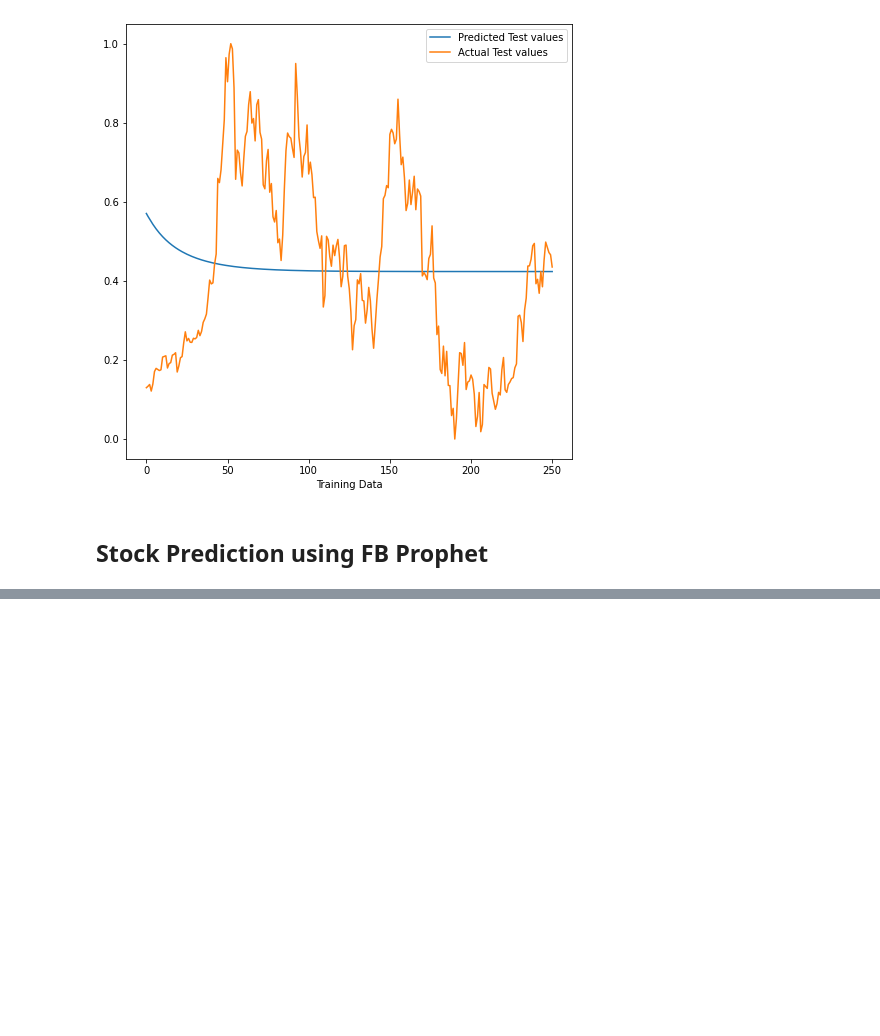
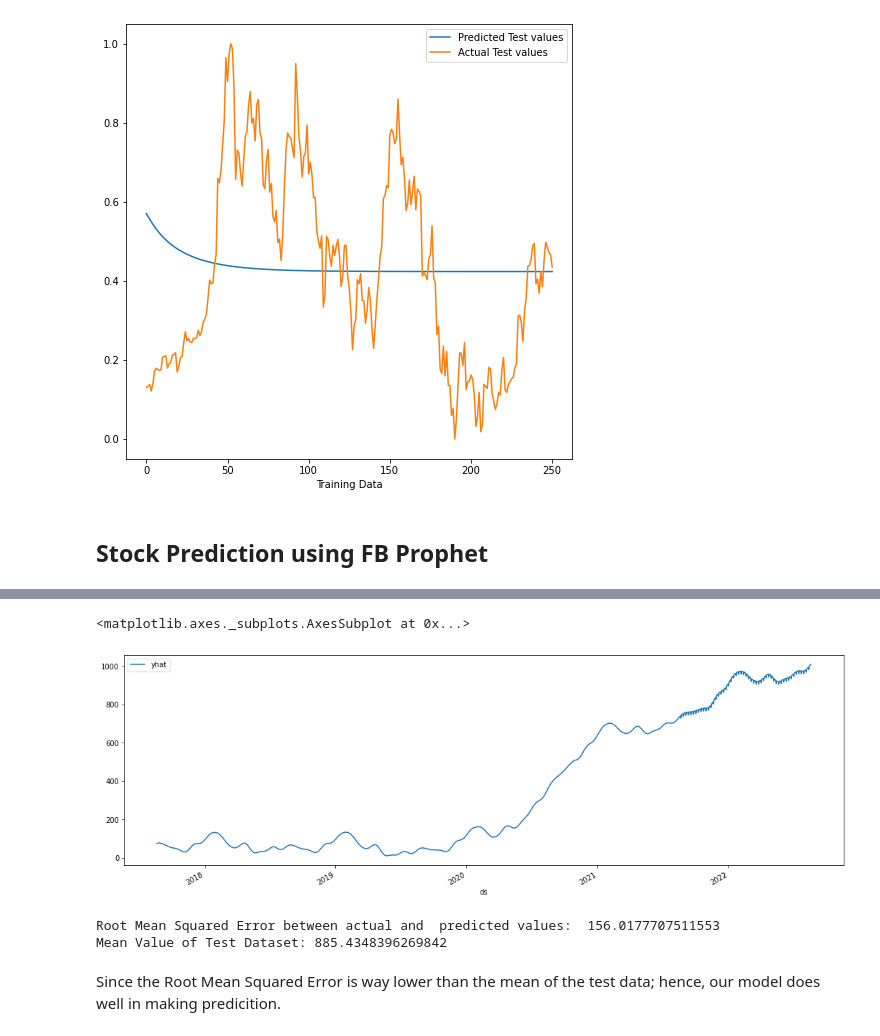
Before and after one commit to stahir01/Time-Series-Forecasting-using-various-models, a Jupyter notebook: Stock Price Prediction using LSTM/Stock_Market_Prediction_using_LSTM_&_FB_Prophet.ipynb, the cells around one changed output, grey strips where cells are left out. Cells and saved outputs as stored; diff of their text form; code cells hidden in the pictures; blank space fills up the shorter version.

```diff
--- a/Stock Price Prediction using LSTM/Stock_Market_Prediction_using_LSTM_&_FB_Prophet.ipynb
+++ b/Stock Price Prediction using LSTM/Stock_Market_Prediction_using_LSTM_&_FB_Prophet.ipynb
@@ -404,0 +542,4 @@ plt.legend(loc='upper right')
+# %%
+forecast2 = forecast[['ds', 'yhat']]
+forecast2['ds'] = pd.to_datetime(forecast2['ds'])
+forecast2.dtypes
@@ -404,0 +559,5 @@ plt.legend(loc='upper right')
+# %%
+forecast2.plot(x='ds',y='yhat',figsize=(18,6))
+# %% [output]
+<matplotlib.axes._subplots.AxesSubplot at 0x...>
+[figure, added]
@@ -404,0 +566,9 @@ plt.legend(loc='upper right')
+# %%
+predictions = forecast.iloc[-252:]['yhat']
+print("Root Mean Squared Error between actual and  predicted values: ",rmse(predictions,test_data['y']))
+print("Mean Value of Test Dataset:", test_data['y'].mean())
+# %% [output]
+Root Mean Squared Error between actual and  predicted values:  156.0177707511553
+Mean Value of Test Dataset: 885.4348396269842
+# %% [markdown]
+Since the Root Mean Squared Error is way lower than the mean of the test data; hence, our model does well in making predicition.
```
Also changed, not shown: parts of 19 cells of this notebook.
